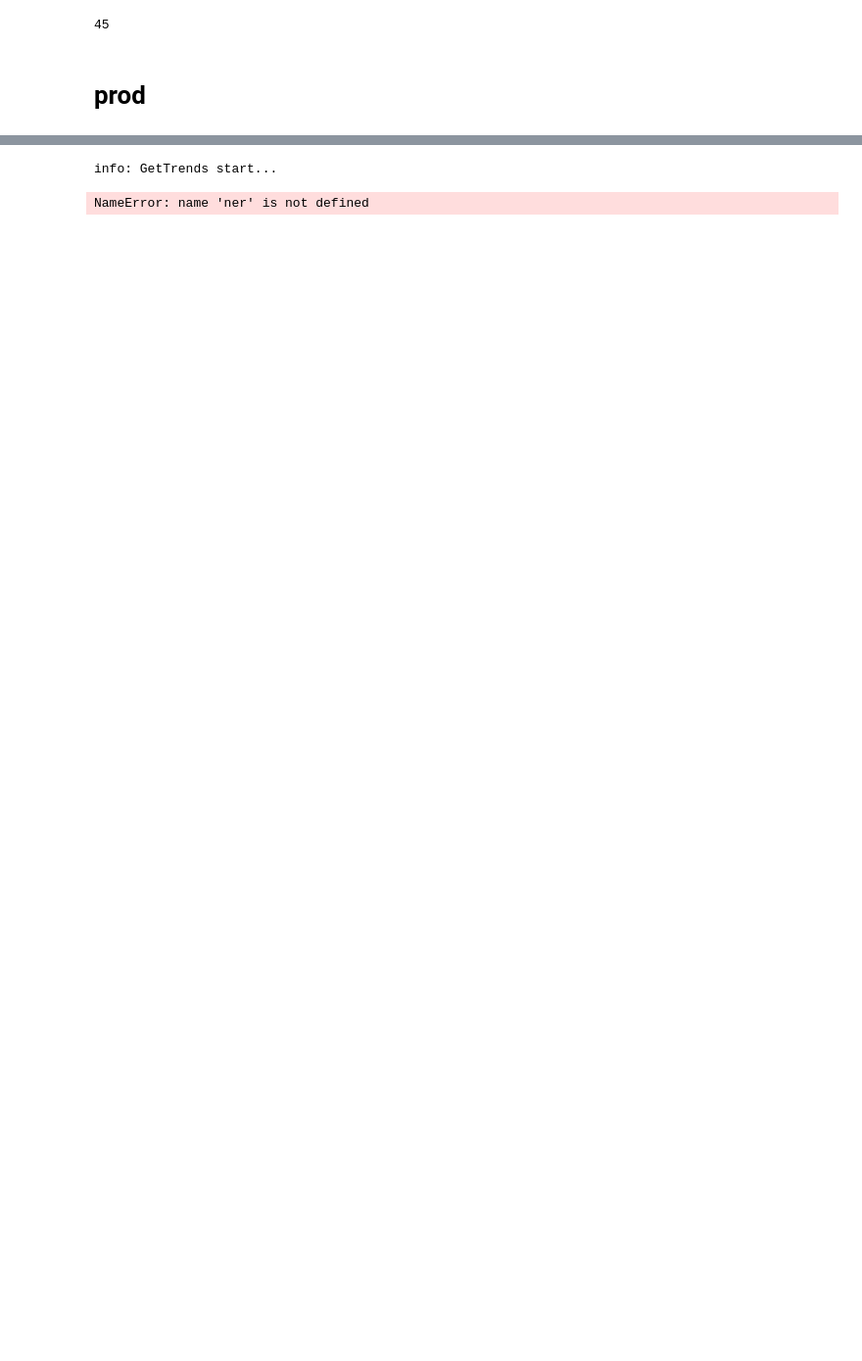
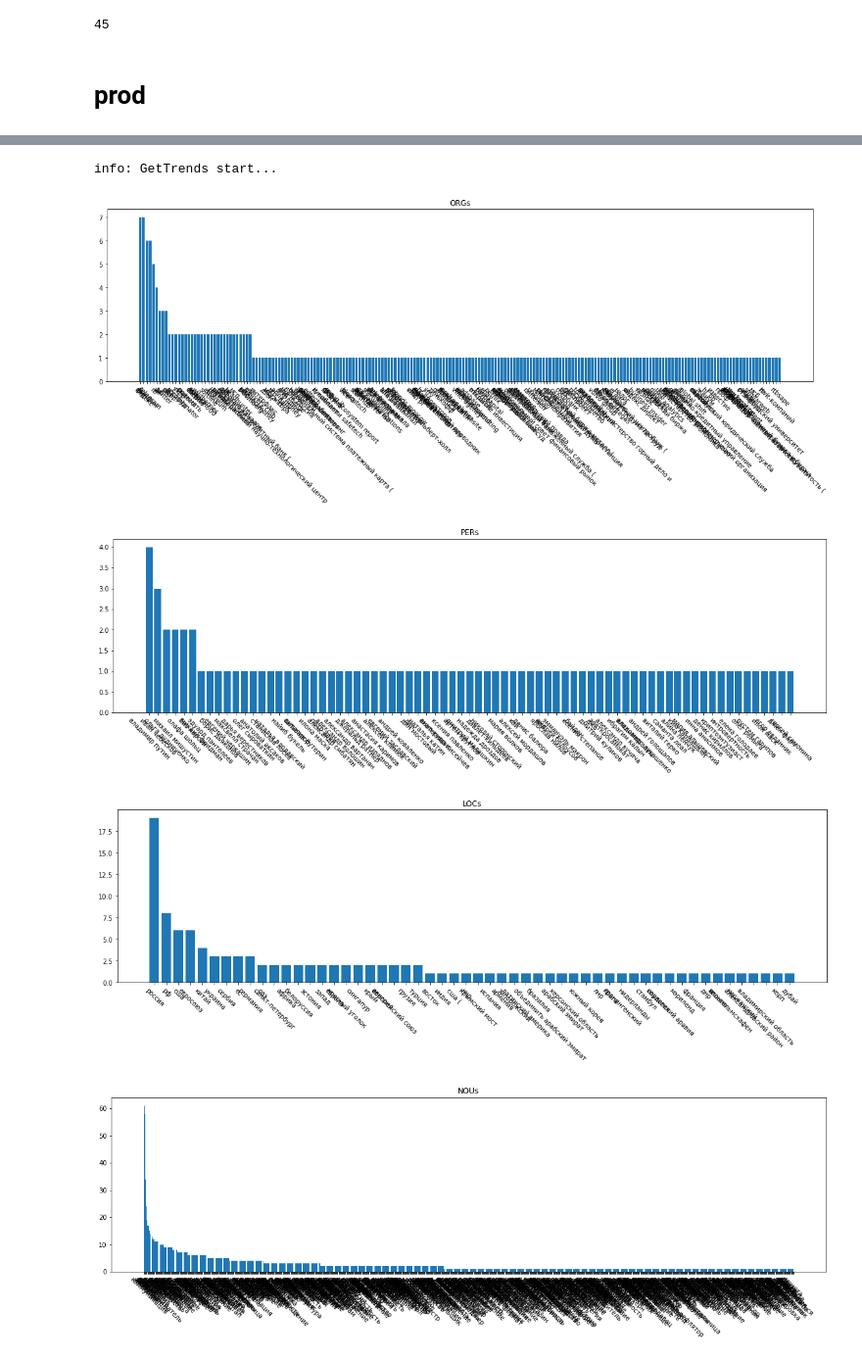
Before and after one commit to LambdaVTB/nlp-workbench, a Jupyter notebook: notebooks/TIS_defining_whats_in_trend.ipynb, the cells around one changed output, grey strips where cells are left out. Shown: that part at 98% size. Saved outputs shown, nothing was run; the diff lists cells and outputs as text; code cells hidden in the pictures; blank space fills up the shorter version.

```diff
--- a/notebooks/TIS_defining_whats_in_trend.ipynb
+++ b/notebooks/TIS_defining_whats_in_trend.ipynb
@@ -689,21 +711,24 @@ news = parser.get_last_standardized_news()
 # %%
 # plot general trends
 print("info: GetTrends start...")
 trends_general = get_trends(news, ner, lemmatizer)
 
 def plot_trends(trends: list[dict[str,int]]):
     import matplotlib.pyplot as plt
     for ner_type, trend in zip(['ORGs', 'PERs', 'LOCs', 'NOUs'], trends):
         plt.figure(figsize=(20, 5))
         plt.title(ner_type)
-        plt.bar(list(trend.keys())[:20], list(trend.values())[:20])
+        plt.bar(list(trend.keys())[:], list(trend.values())[:])
         plt.xticks(rotation=-45)
         plt.show()
 
 plot_trends(trends_general)
 # %% [output]
 info: GetTrends start...
-NameError: name 'ner' is not defined
+[figure, added]
+[figure, added]
+[figure, added]
+[figure, added]
 # %%
 # list for gendir
 gen_tags =  ['Финансы', 'Экономика', 'Маркетинг', 'PR', 'HR',  'Компании', 'Рынки', 'Бизнес', 'Технологии', 'Автоматизация', 'Мобилизация',  'Работодателю', 'Кредитование', 'Инвестиции', 'Санкции 2022',  'Общее', 'Карьера',  'Экономика России', 'IT-компании',  'Налоги, взносы, пошлины',  'Мошенничество', 'Экономические преступления']
```
Also changed, not shown: parts of 6 cells of this notebook, 8 other files.
